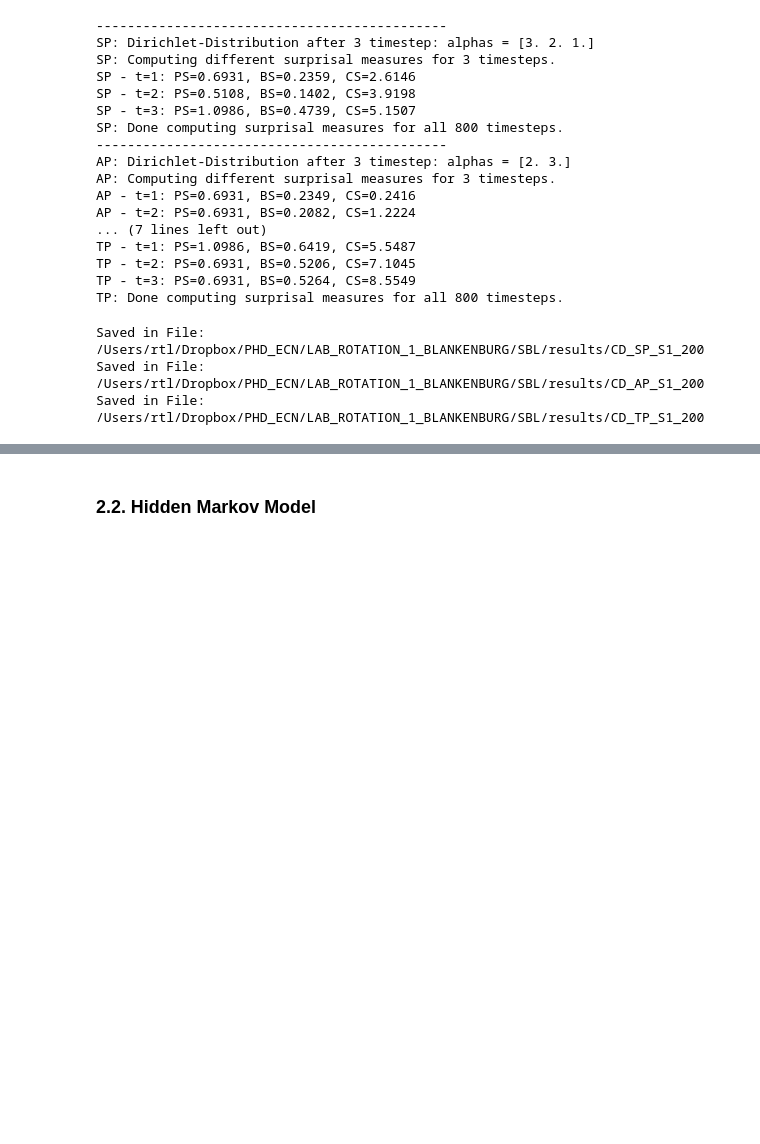
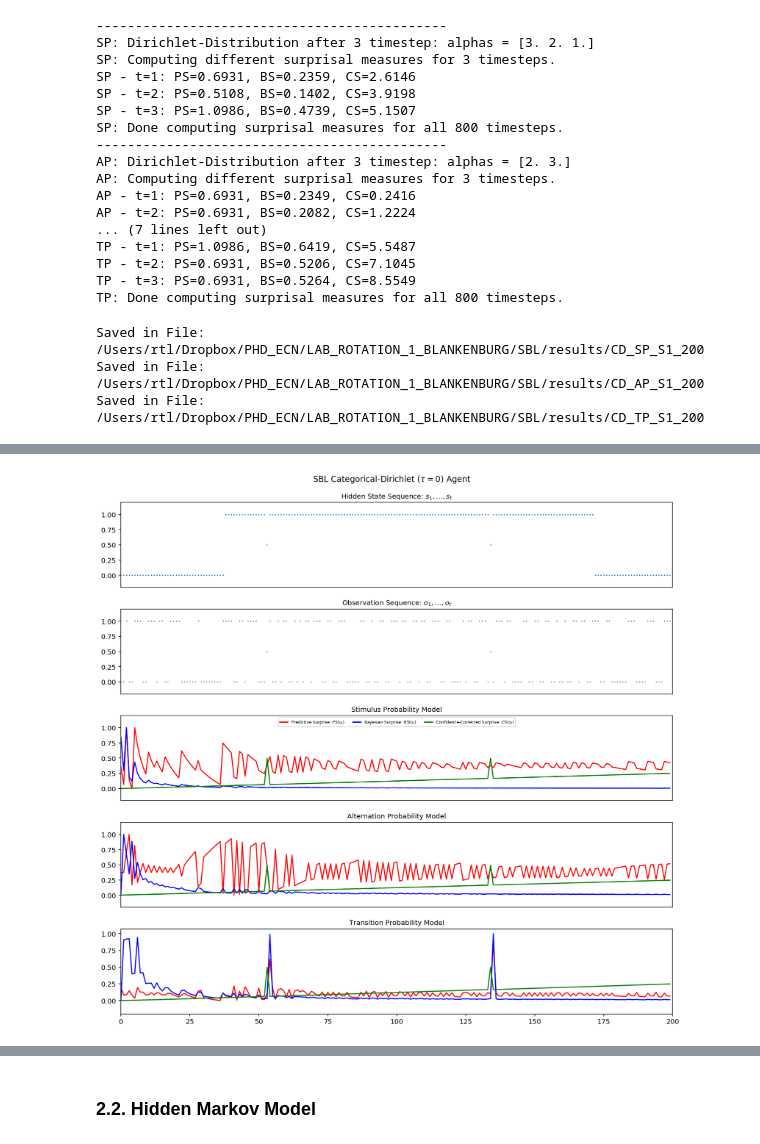
Before and after one commit to RobertTLange/SequentialBayesianLearning, a Jupyter notebook: workspace.ipynb, the cells around one changed output, grey strips where cells are left out. Cells and saved outputs as stored; diff of their text form; code cells hidden in the pictures; blank space fills up the shorter version.

```diff
--- a/workspace.ipynb
+++ b/workspace.ipynb
@@ -246,0 +247,7 @@ plot_surprise(SP_CD, AP_CD, TP_CD,
+# %%
+plot_surprise(SP_CD, AP_CD, TP_CD, normalize=True,
+              title=r"Categorical-Dirichlet ($\tau = 0$)",
+              max_t=200,
+              save_fname=fig_dir + "cd_tau_1.png")
+# %% [output]
+[figure, added]
```
Also changed, not shown: parts of 8 cells of this notebook, 9 other files.
